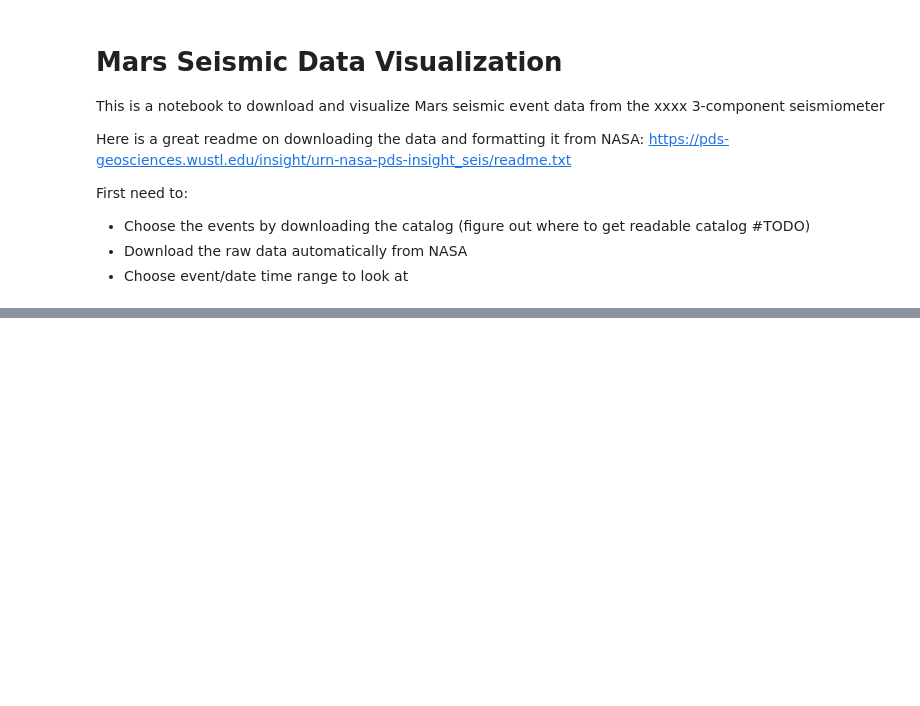
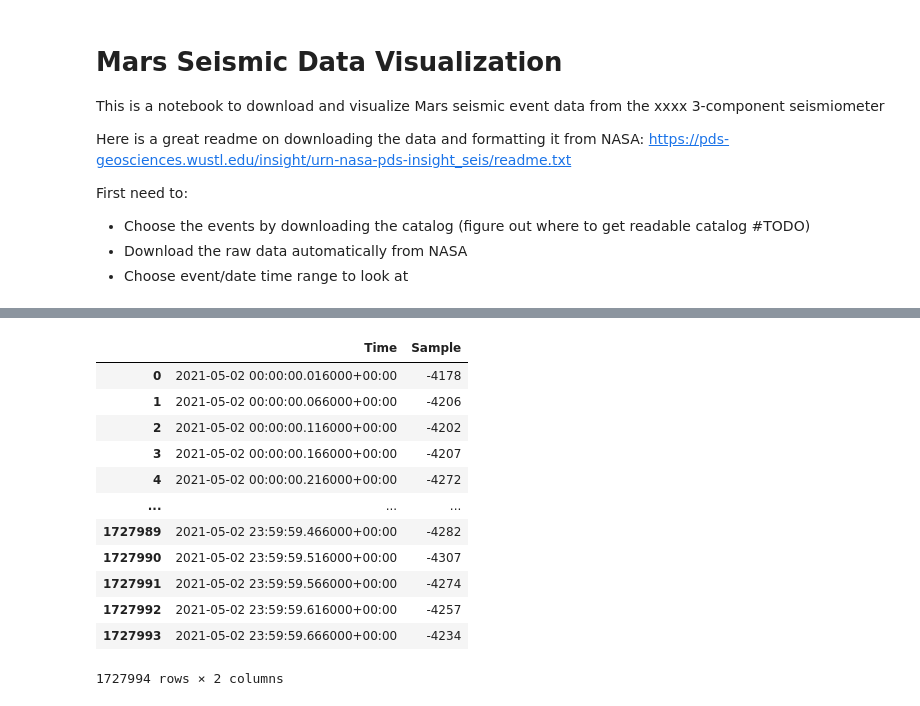
Before and after one commit to antineutrino2/marsquake, a Jupyter notebook: Marsquake Example.ipynb, the cells around one changed output, grey strips where cells are left out. Drawn from its saved outputs; the diff is of its cells as text; code cells hidden in the pictures; blank space fills up the shorter version.

```diff
--- a/Marsquake Example.ipynb
+++ b/Marsquake Example.ipynb
@@ -60,0 +75,17 @@ else:
+# %%
+data['Time'] = pd.to_datetime(data['Time'])
+data
+# %% [output]
+|  | Time | Sample |
+| 0 | 2021-05-02 00:00:00.016000+00:00 | -4178 |
+| 1 | 2021-05-02 00:00:00.066000+00:00 | -4206 |
+| 2 | 2021-05-02 00:00:00.116000+00:00 | -4202 |
+| 3 | 2021-05-02 00:00:00.166000+00:00 | -4207 |
+| 4 | 2021-05-02 00:00:00.216000+00:00 | -4272 |
+| ... | ... | ... |
+| 1727989 | 2021-05-02 23:59:59.466000+00:00 | -4282 |
+| 1727990 | 2021-05-02 23:59:59.516000+00:00 | -4307 |
+| 1727991 | 2021-05-02 23:59:59.566000+00:00 | -4274 |
+| 1727992 | 2021-05-02 23:59:59.616000+00:00 | -4257 |
+| 1727993 | 2021-05-02 23:59:59.666000+00:00 | -4234 |
+1727994 rows × 2 columns
```
Also changed, not shown: parts of 2 cells of this notebook, 1 other file.
